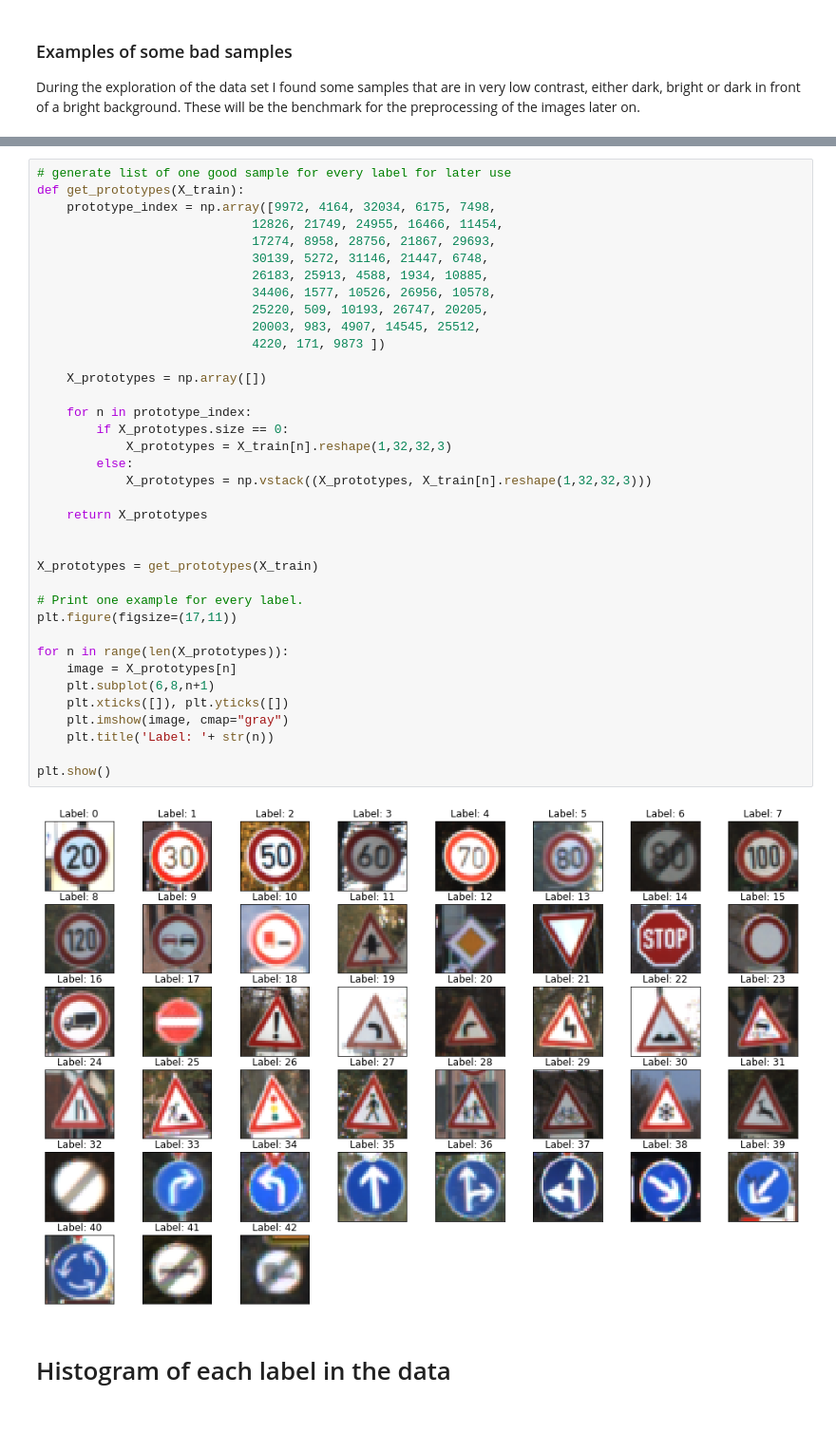
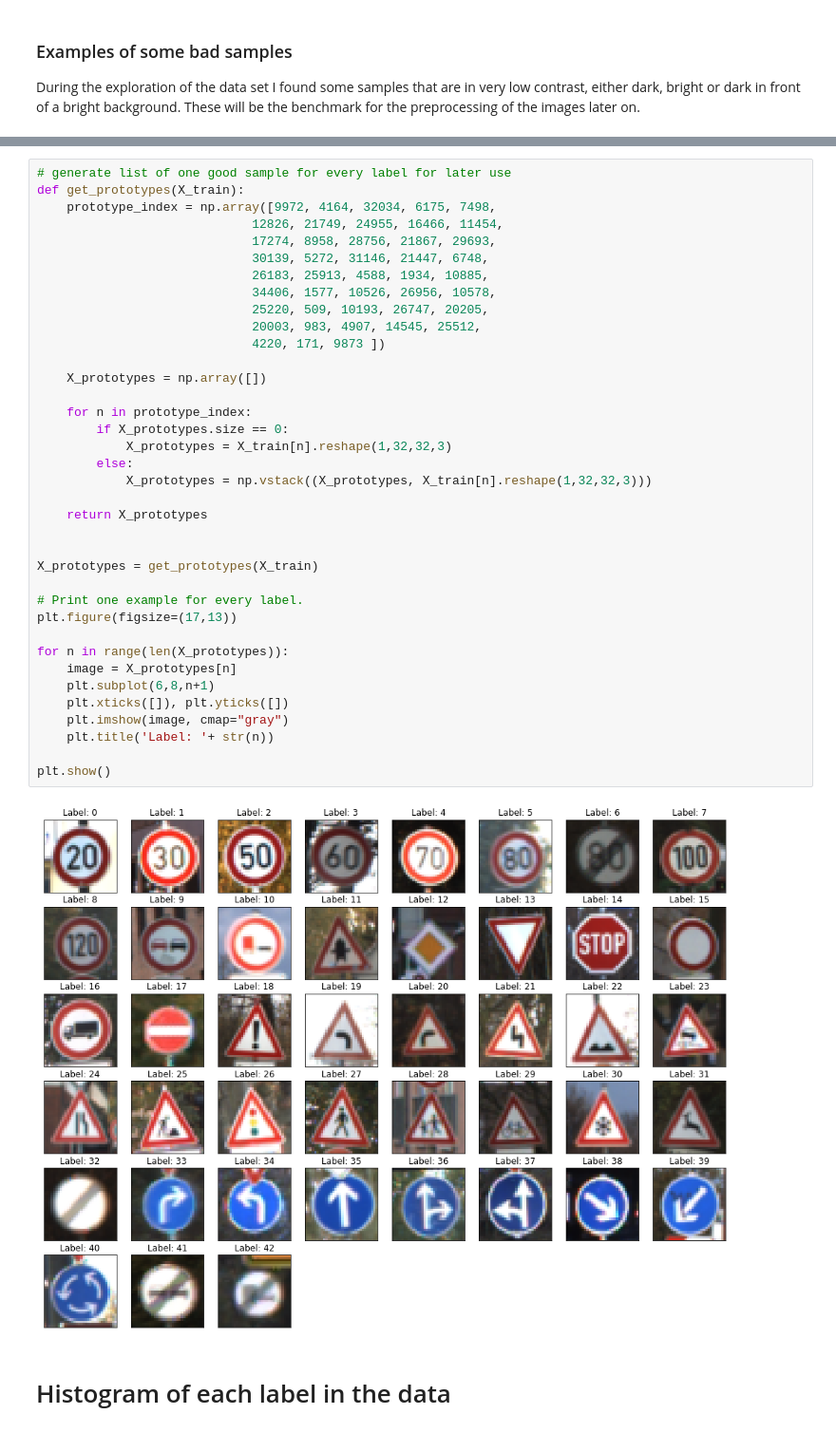
Before and after one commit to stefancyliax/CarND-Traffic-Sign-Classifier-Project, a Jupyter notebook: Traffic_Sign_Classifier.ipynb, the cells around one changed output, grey strips where cells are left out. Shown at 95% size. Saved outputs shown, nothing was run; the diff lists cells and outputs as text.

```diff
--- a/Traffic_Sign_Classifier.ipynb
+++ b/Traffic_Sign_Classifier.ipynb
@@ -149,35 +150,35 @@ def get_prototypes(X_train):
                              26183, 25913, 4588, 1934, 10885,
                              34406, 1577, 10526, 26956, 10578,
                              25220, 509, 10193, 26747, 20205,
                              20003, 983, 4907, 14545, 25512,
                              4220, 171, 9873 ])
 
     X_prototypes = np.array([])
 
     for n in prototype_index:
         if X_prototypes.size == 0:
             X_prototypes = X_train[n].reshape(1,32,32,3)
         else:
             X_prototypes = np.vstack((X_prototypes, X_train[n].reshape(1,32,32,3)))
 
     return X_prototypes
 
 
 X_prototypes = get_prototypes(X_train)
 
 # Print one example for every label.
-plt.figure(figsize=(17,11))
+plt.figure(figsize=(17,13))
 
 for n in range(len(X_prototypes)):
     image = X_prototypes[n]
     plt.subplot(6,8,n+1)
     plt.xticks([]), plt.yticks([])
     plt.imshow(image, cmap="gray")
     plt.title('Label: '+ str(n))
 
 plt.show()
 # %% [output]
-[figure, old version]
+[figure, new version]
 # %% [markdown]
 # Histogram of each label in the data
 # %%
```
Also changed, not shown: parts of 7 cells of this notebook, 5 other files.
